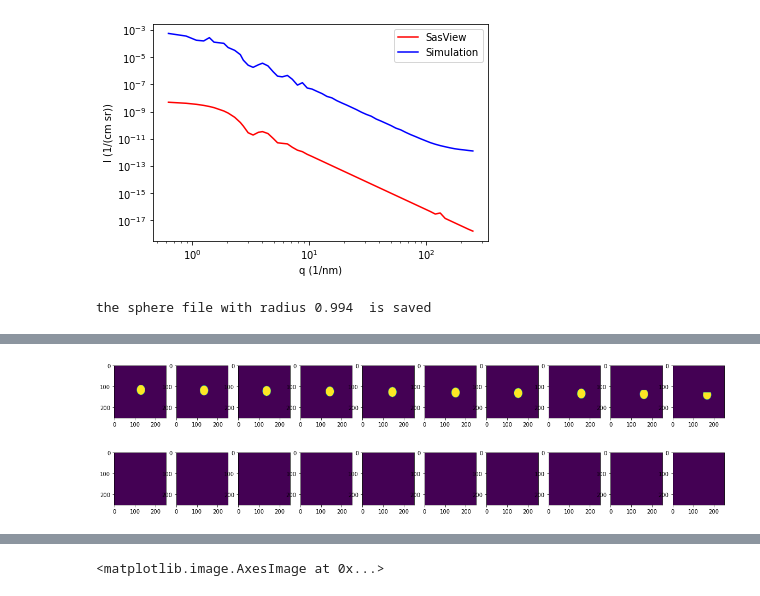
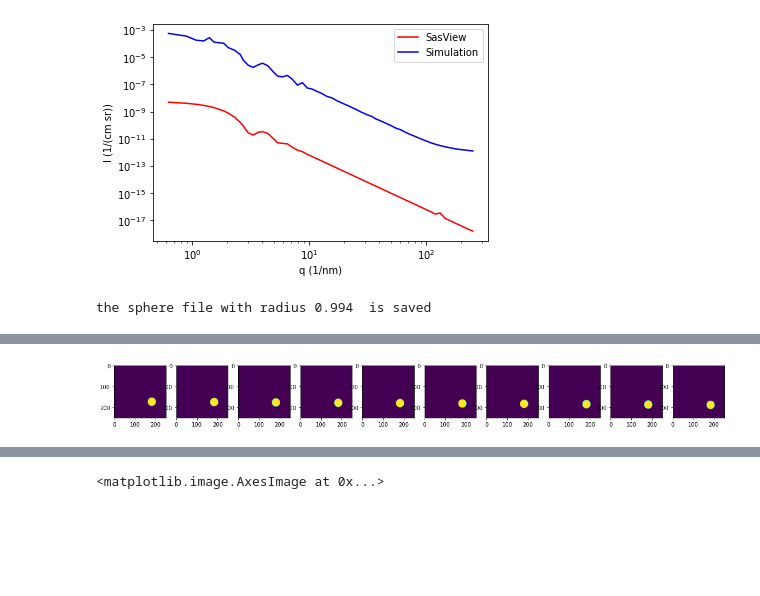
Before and after one commit to sofyalaski/SAXS-simulations, a Jupyter notebook: creating_forms.ipynb, the cells around one changed output, grey strips where cells are left out. Cells and saved outputs as stored; diff of their text form; code cells hidden in the pictures; blank space fills up the shorter version.

```diff
--- a/creating_forms.ipynb
+++ b/creating_forms.ipynb
@@ -114,11 +105,7 @@ plt_slices_sum(simulation)
 # %%
-plot_slices_at_interval(4, 180, simulation, 'x')
+plot_slices_at_interval(10, 100, simulation, 'x')
 # %% [output]
-[figure, old version]
+[figure, new version]
-# %%
-plot_slices_at_interval(4, 48, simulation, 'x')
-# %% [output]
-[figure, removed]
 # %%
 plt.figure(figsize = (10,10))
 plt.imshow(simulation.density.sum(axis=2))
```
Also changed, not shown: parts of 8 cells of this notebook, 1 other file.
